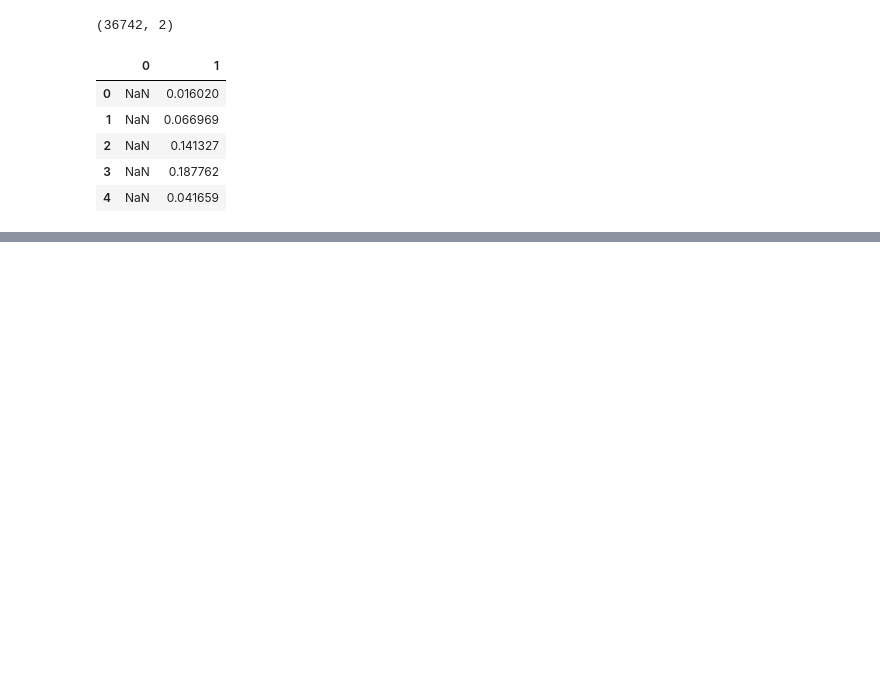
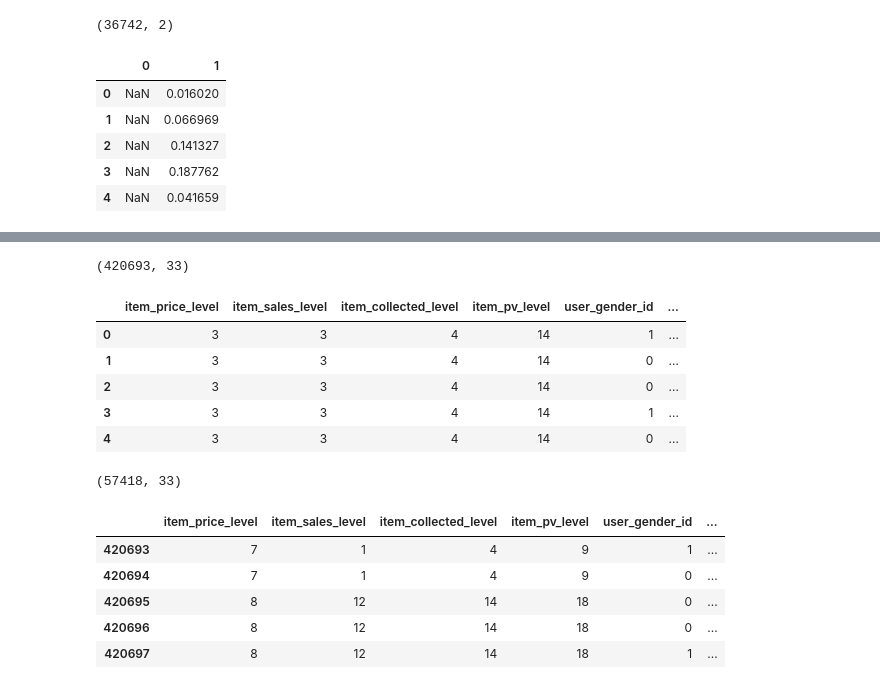
Before and after one commit to abcdddxy/kaggle, a Jupyter notebook: ALiMaMa/XGB.ipynb, the cells around one changed output, grey strips where cells are left out. Cells and saved outputs as stored; diff of their text form; code cells hidden in the pictures; blank space fills up the shorter version.

```diff
--- a/ALiMaMa/XGB.ipynb
+++ b/ALiMaMa/XGB.ipynb
@@ -171,0 +173,5 @@ result.to_csv('result.txt', sep= ' ', index=None)
+# %%
+df = pd.read_csv('df_without_his.csv')
+
+df.shape
+df.head()
@@ -171,0 +186,45 @@ result.to_csv('result.txt', sep= ' ', index=None)
+# %%
+predictors = [
+    'item_price_level', 'item_sales_level', 'item_collected_level',
+    'item_pv_level', 'user_gender_id', 'user_age_level', 'user_occupation_id',
+    'user_star_level', 'context_page_id', 'shop_review_num_level',
+    'shop_review_positive_rate', 'shop_star_level', 'shop_score_service',
+    'shop_score_delivery', 'shop_score_description', 'day', 'hour',
+    'user_query_day', 'user_query_day_hour', 'shop_score', 'item_score',
+    'item_score2', 'item_score3', 'item_category_split_count',
+    'item_property_split_count', 'pred_category_split_count',
+    'pred_property_split_count', 'item_pred_category_score',
+    'item_pred_property_score', 'item_pred_category_score_item%',
+    'item_pred_property_score_item%', 'item_pred_category_score_pred%',
+    'item_pred_property_score_pred%'
+]
+
+target = ['is_trade']
+# %%
+y_train = df[df.day != 24][target]
+x_train = df[df.day != 24][predictors]
+
+y_val = df[df.day == 24][target]
+x_val = df[df.day == 24][predictors]
+
+x_train.shape
+x_train.head()
+x_val.shape
+x_val.head()
+
+del df
+# %% [output]
+(420693, 33)
+|  | item_price_level | item_sales_level | item_collected_level | item_pv_level | user_gender_id | ... |
+| 0 | 3 | 3 | 4 | 14 | 1 | ... |
+| 1 | 3 | 3 | 4 | 14 | 0 | ... |
+| 2 | 3 | 3 | 4 | 14 | 0 | ... |
+| 3 | 3 | 3 | 4 | 14 | 1 | ... |
+| 4 | 3 | 3 | 4 | 14 | 0 | ... |
+(57418, 33)
+|  | item_price_level | item_sales_level | item_collected_level | item_pv_level | user_gender_id | ... |
+| 420693 | 7 | 1 | 4 | 9 | 1 | ... |
+| 420694 | 7 | 1 | 4 | 9 | 0 | ... |
+| 420695 | 8 | 12 | 14 | 18 | 0 | ... |
+| 420696 | 8 | 12 | 14 | 18 | 0 | ... |
+| 420697 | 8 | 12 | 14 | 18 | 1 | ... |
```
Also changed, not shown: parts of 12 cells of this notebook, 4 other files.
